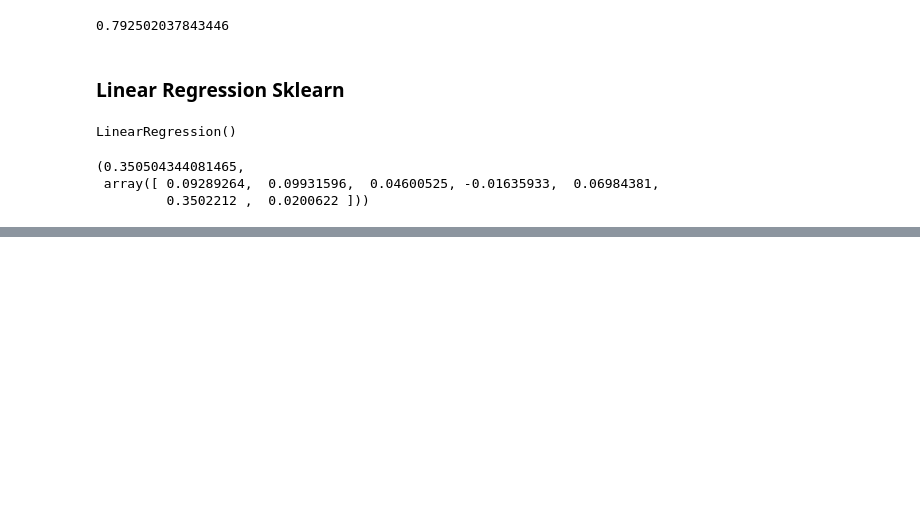
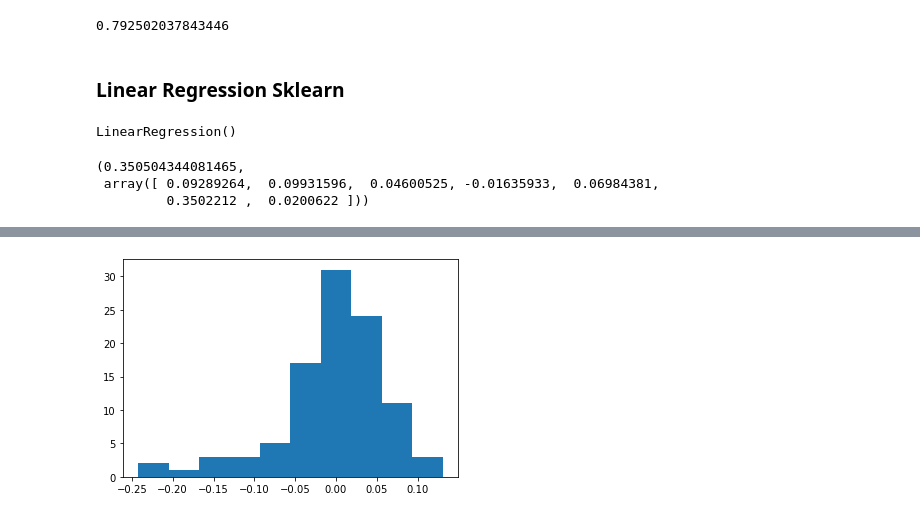
Before and after one commit to Aniket-Raikwar1/College-Admission-Predictor, a Jupyter notebook: GetSelect Analysis.ipynb, the cells around one changed output, grey strips where cells are left out. Drawn from its saved outputs; the diff is of its cells as text; code cells hidden in the pictures; blank space fills up the shorter version.

```diff
--- a/GetSelect Analysis.ipynb
+++ b/GetSelect Analysis.ipynb
@@ -257,0 +251,5 @@ r2_score(y_test,y_pred)
+# %%
+plt.hist(residual)
+plt.show()
+# %% [output]
+[figure, added]
```
Also changed, not shown: parts of 27 cells of this notebook.
